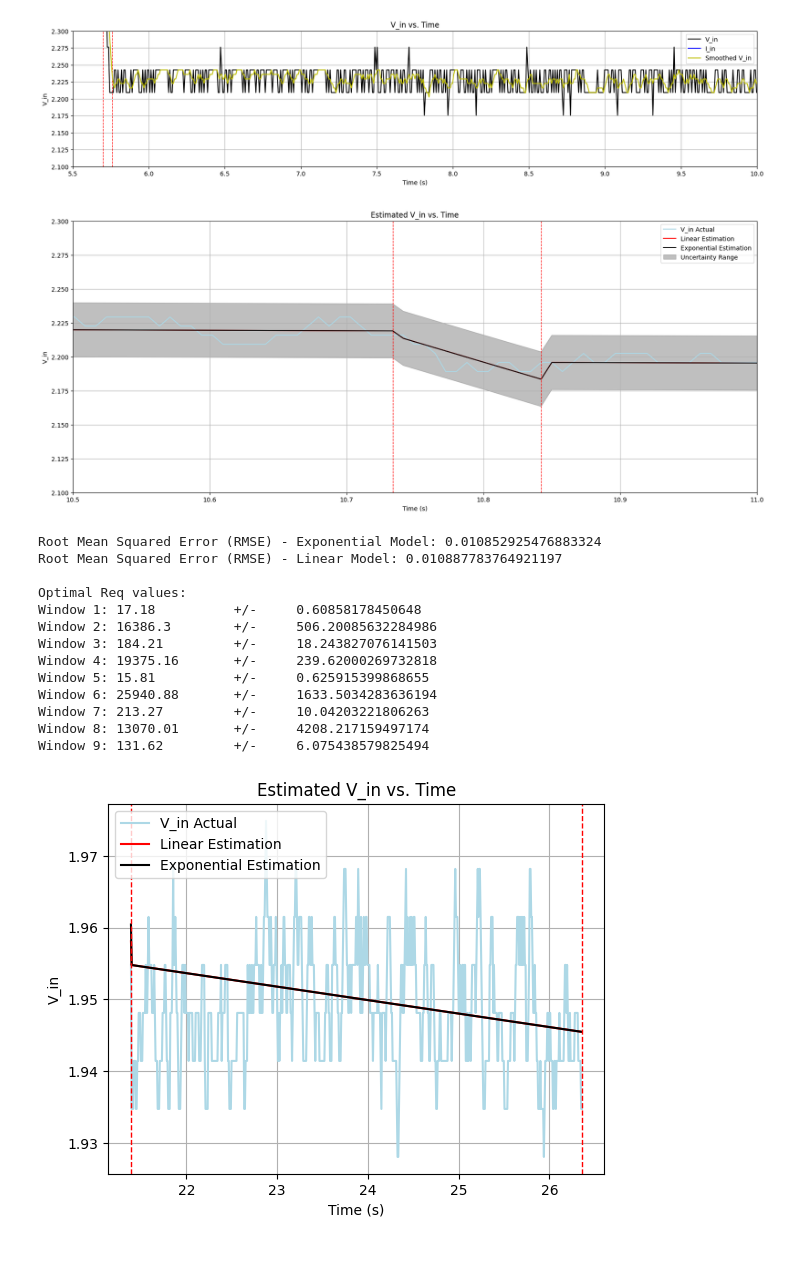
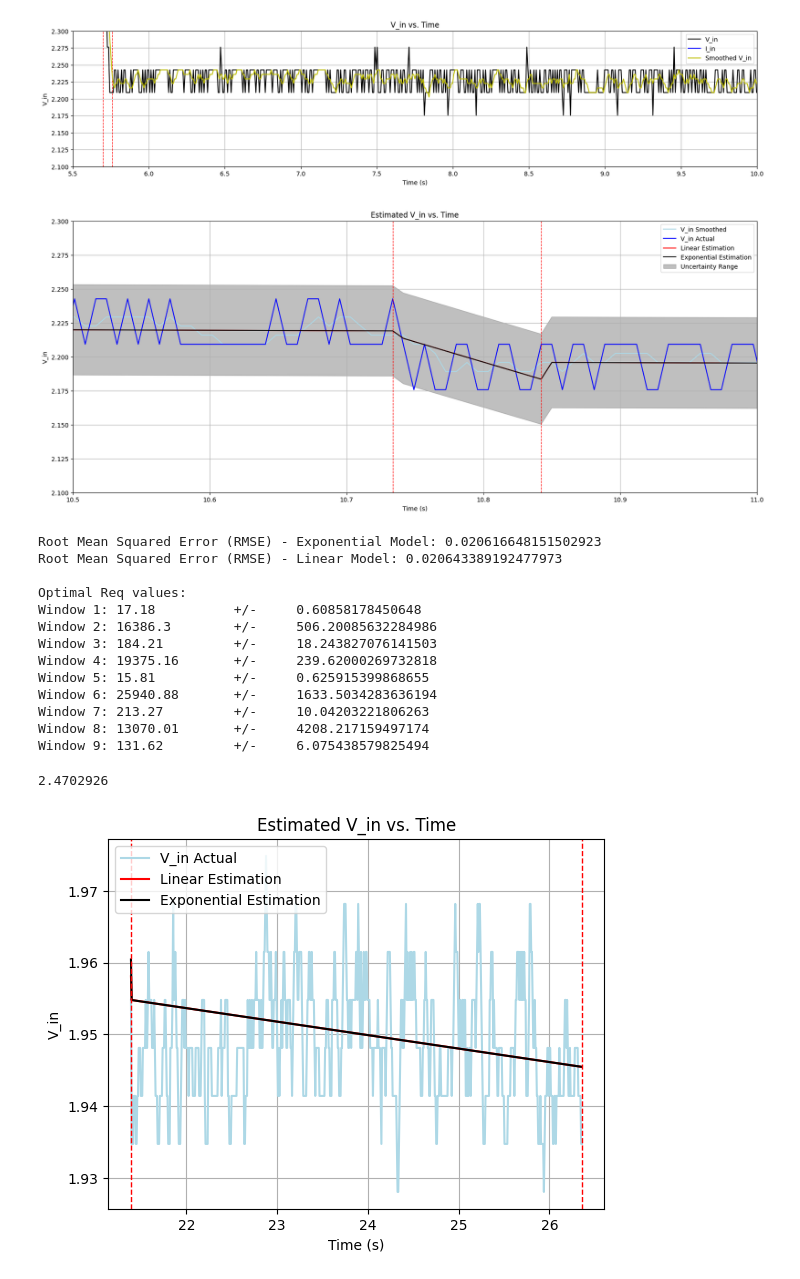
Before and after one commit to caspar/LoRa-Batteryless, a Jupyter notebook: 4-5 _ Cap_After_Vreg/viz.ipynb, the cells around one changed output. Cells and saved outputs as stored; diff of their text form; code cells hidden in the pictures.

Commit message:
Plot fix

```diff
--- a/4-5 _ Cap_After_Vreg/viz.ipynb
+++ b/4-5 _ Cap_After_Vreg/viz.ipynb
@@ -292,6 +292,7 @@ def moving_average(data, window_size):
 
 smoothed_V_in = moving_average(V_in, window_size=window_size)
 adjusted_seconds = seconds[window_size-1:]
+adjusted_V_in =  V_in[window_size-1:]
 
 # Plot smoothed_V_in vs adjusted_seconds
 plt.figure(figsize=(20, 4))
@@ -319,7 +320,7 @@ plt.show()
 #################################################
 
 delta_C = 0.005
-delta_V0 = 0.02
+delta_V0 = 0.033472999999999864
 
 plt.figure(figsize=(20, 8))
 
@@ -383,43 +384,44 @@ for i in range(0, len(window_indices) - 1):
 #################################################
 
 # Plot the estimated model and the actual voltage readings
-plt.plot(adjusted_seconds, smoothed_V_in, color='lightblue', label="V_in Actual")
+plt.plot(adjusted_seconds, smoothed_V_in, color='lightblue', label="V_in Smoothed")
+plt.plot(adjusted_seconds, adjusted_V_in, color='blue', label="V_in Actual")
 plt.plot(times, estimations_lin, color='red', label="Linear Estimation", zorder=2, linestyle='-')
 plt.plot(times, estimations_exp, color='black', label="Exponential Estimation", zorder=2, linestyle='-')
 times = np.array(times)
 estimations_exp = np.array(estimations_exp)
 V_uncertainties = np.array(V_uncertainties)
 plt.fill_between(times, estimations_exp - V_uncertainties, estimations_exp + V_uncertainties, color='gray', alpha=0.5, label="Uncertainty Range")
 # plt.xlim(5.5, 30)
 # plt.ylim(1.5, 2.6)
 plt.xlim(10.5, 11)
 plt.ylim(2.1, 2.3)
 plt.xlabel('Time (s)')
 plt.ylabel('V_in')
 plt.title('Estimated V_in vs. Time')
 plt.legend()
 plt.grid(True)
 for index in window_indices:
     plt.axvline(x=adjusted_seconds[index], color='r', linestyle='--', linewidth=1, label='Window')
 plt.show()
 
 # Calculate and plot the mean squared error
-mse = mean_squared_error(smoothed_V_in[window_indices[0]:window_indices[-1]], estimations_exp[:-1])
+mse = mean_squared_error(adjusted_V_in[window_indices[0]:window_indices[-1]], estimations_exp[:-1])
 rmse = np.sqrt(mse)
 print(f"Root Mean Squared Error (RMSE) - Exponential Model: {rmse}")
 
-mse_linear = mean_squared_error(smoothed_V_in[window_indices[0]:window_indices[-1]], estimations_lin[:-1])
+mse_linear = mean_squared_error(adjusted_V_in[window_indices[0]:window_indices[-1]], estimations_lin[:-1])
 rmse_linear = np.sqrt(mse_linear)
 print(f"Root Mean Squared Error (RMSE) - Linear Model: {rmse_linear}")
 
 # Print the estimated R values
 print("\nOptimal Req values:")
 for i, (Req, Runcertainty) in enumerate(zip(optimal_Req, optimal_Req_uncertainties), start=1):
     print(f"Window {i}: {round(Req, 2)} \t +/- \t {Runcertainty}")
 # %% [output]
-[figure, old version]
+[figure, new version]
-Root Mean Squared Error (RMSE) - Exponential Model: 0.010852925476883324
-Root Mean Squared Error (RMSE) - Linear Model: 0.010887783764921197
+Root Mean Squared Error (RMSE) - Exponential Model: 0.020616648151502923
+Root Mean Squared Error (RMSE) - Linear Model: 0.020643389192477973
 
 Optimal Req values:
 Window 1: 17.18          +/-     0.60858178450648
@@ -431,6 +433,13 @@ Window 6: 25940.88       +/-     1633.5034283636194
 Window 7: 213.27         +/-     10.04203221806263
 Window 8: 13070.01       +/-     4208.217159497174
 Window 9: 131.62         +/-     6.075438579825494
+# %%
+a = smoothed_V_in[window_indices[0]-20]
+a
+
+# is this diff really scope precision? delta_V of 0.02 seems very high for a high precision instrument
+# %% [output]
+2.4702926
 # %%
 #################################################
 #                                               #
```
